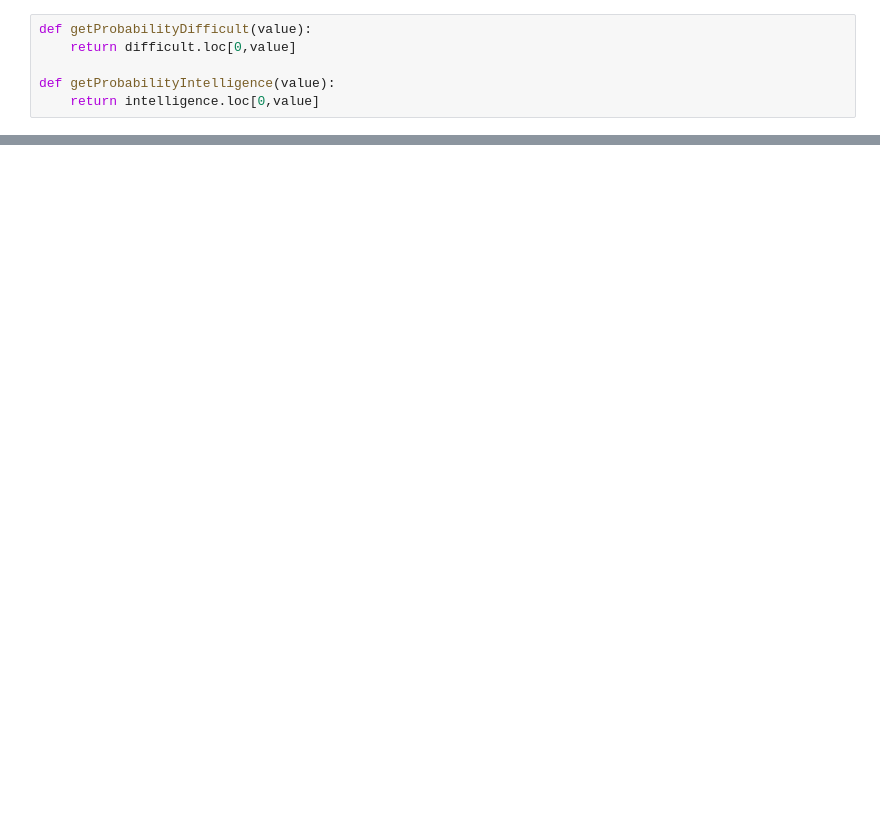
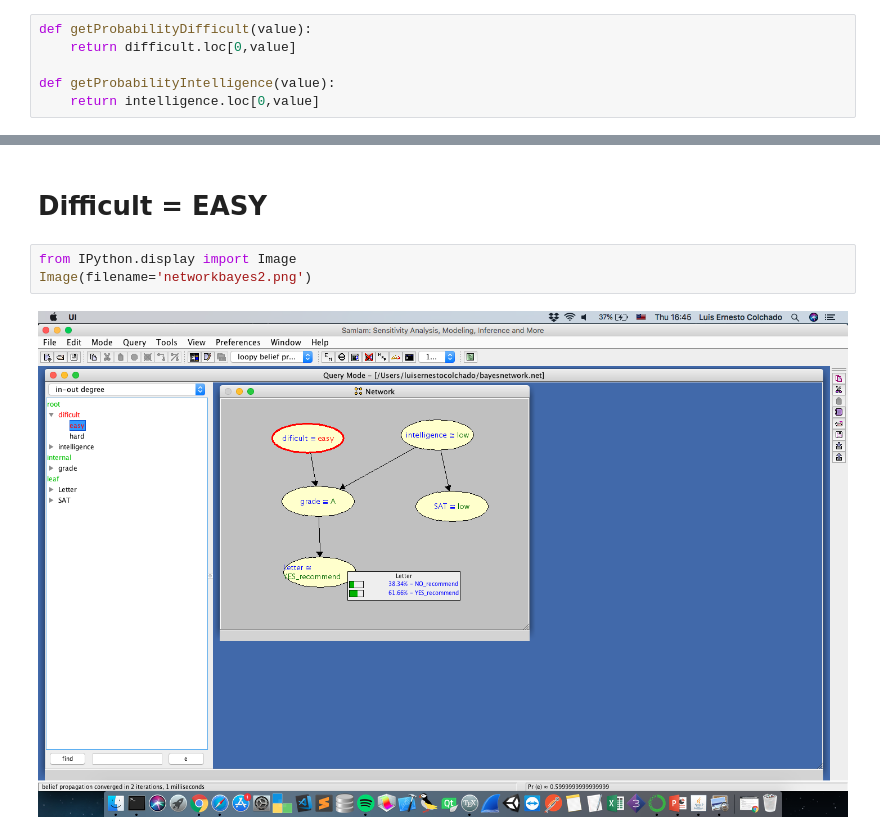
Before and after one commit to LuisErnestoColchado/network_bayes_studentModel, a Jupyter notebook: Network_bayes.ipynb, the cells around one changed output, grey strips where cells are left out. Saved outputs shown, nothing was run; the diff lists cells and outputs as text; blank space fills up the shorter version.

Commit message:
difficult=easy

```diff
--- a/Network_bayes.ipynb
+++ b/Network_bayes.ipynb
@@ -108,0 +102,7 @@ Sat
+# %% [markdown]
+# Difficult = EASY
+# %%
+from IPython.display import Image
+Image(filename='networkbayes2.png')
+# %% [output]
+[figure, added]
```
Also changed, not shown: parts of 16 cells of this notebook, 2 other files.
